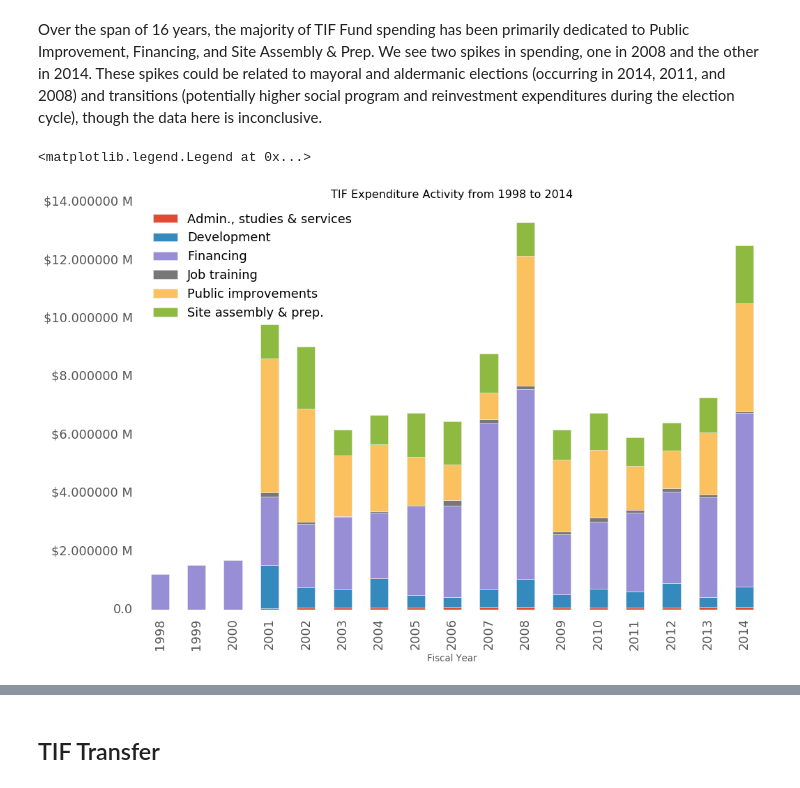
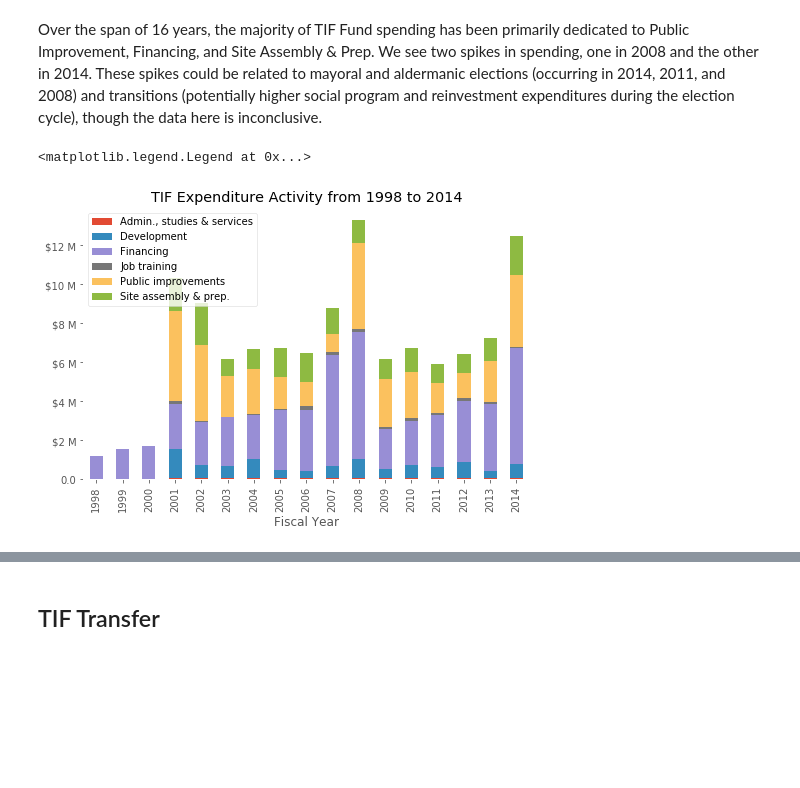
Before and after one commit to maryiamsaif/Chicago-TIF-Analysis, a Jupyter notebook: Chicago TIF Analysis.ipynb, the cells around one changed output, grey strips where cells are left out. Saved outputs shown, nothing was run; the diff lists cells and outputs as text; code cells hidden in the pictures; blank space fills up the shorter version.

```diff
--- a/Chicago TIF Analysis.ipynb
+++ b/Chicago TIF Analysis.ipynb
@@ -24,3 +24,4 @@ warnings.filterwarnings('ignore')
 plt.style.use('ggplot')
 plt.rcParams['axes.facecolor'] = 'white'
 plt.rcParams['axes.grid'] = False
+plt.rcParams['figure.figsize'] = 8, 5
@@ -75,3 +74,23 @@ plt.close()
 # TIF Fund YOY Analysis
 # %% [markdown]
 From the chart depicted below, over the span of 16 years, the change in TIF Fund Balance YoY has varied greatly, with large swings in both directions, indicating a lack of "smoothness" in the way TIF Funds are spent. Since TIF funded-projects are subject to investor (both public and private) interest as well as approval, this could explain the discrete jumps in the TIF fund. Of note are the significant expenditures that take place in 2014, which leads to the greatest YoY percentage change in TIF funds over the 16 year span we are examining.
+# %%
+Total_TIF=TIF_Data.pivot_table('Amount',
+                               index='Fiscal Year',
+                               columns='Type',
+                               aggfunc='sum')
+ax=Total_TIF.plot.bar(stacked=True)
+plt.title('Total TIF Activity')
+def y_format(tick_val, pos):
+    if tick_val > 1000000:
+        val = (int(tick_val)/1000000)
+        return '${:.0f} M'.format(val)
+    elif tick_val < -1000000:
+        val = int(tick_val)/1000000.0
+        return '${:.0f} M'.format(val)
+    else:
+        return tick_val
+ax.yaxis.set_major_formatter(tick.FuncFormatter(y_format))
+plt.legend(loc='best')
+plt.show()
+plt.close()
@@ -110,16 +136,3 @@ min     -1467.920000
 75%       195.397500
 max       897.220000
 Name: YoY Percent Change, dtype: float64
-# %%
-def y_format(tick_val, pos):
-    if tick_val > 1000000:
-        val = (int(tick_val)/1000000)
-        return '${:f} M'.format(val)
-    elif tick_val > 1000:
-        val = int(tick_val) / 1000
-        return '${:f} k'.format(val)
-    elif tick_val < -1000000:
-        val = int(tick_val)/1000000.0
-        return '${:f} M'.format(val)
-    else:
-        return tick_val
@@ -194,14 +195,16 @@ TIF_Data_Expenditure = TIF_Data[TIF_Data.Type.eq('Expenditures')]
 # %%
 TIF_Data_Expenditure['Amount']=TIF_Data_Expenditure['Amount']*-1
 # %%
-ax=TIF_Data_Expenditure.pivot_table('Amount',index='Fiscal Year', columns='Activity',
-                    aggfunc='mean').plot.bar(stacked=True)
+ax=TIF_Data_Expenditure.pivot_table('Amount',
+                                    index='Fiscal Year',
+                                    columns='Activity',
+                                    aggfunc='mean').plot.bar(stacked=True)
 ax.yaxis.set_major_formatter(tick.FuncFormatter(y_format))
 plt.title('TIF Expenditure Activity from 1998 to 2014')
 plt.legend(loc='best')
 # %% [output]
 <matplotlib.legend.Legend at 0x...>
-[figure, old version]
+[figure, new version]
 # %%
 expense_total_activity=TIF_Data_Expenditure.groupby('Activity')['Amount'].sum().sort_values(ascending=True)
 plt.figure(figsize=(12, 9))
```
Also changed, not shown: parts of 11 cells of this notebook.
